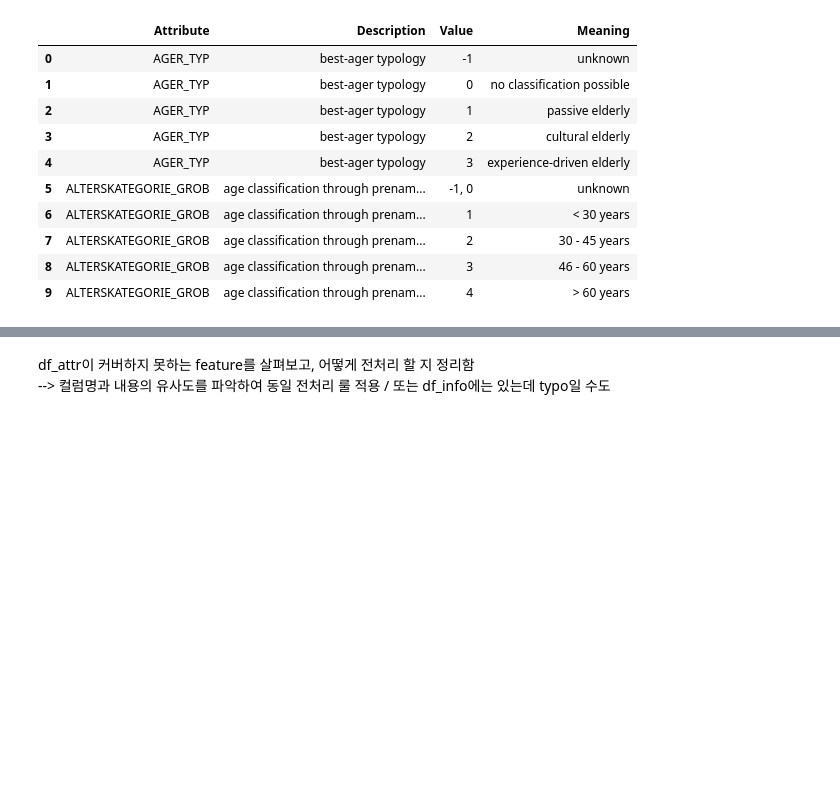
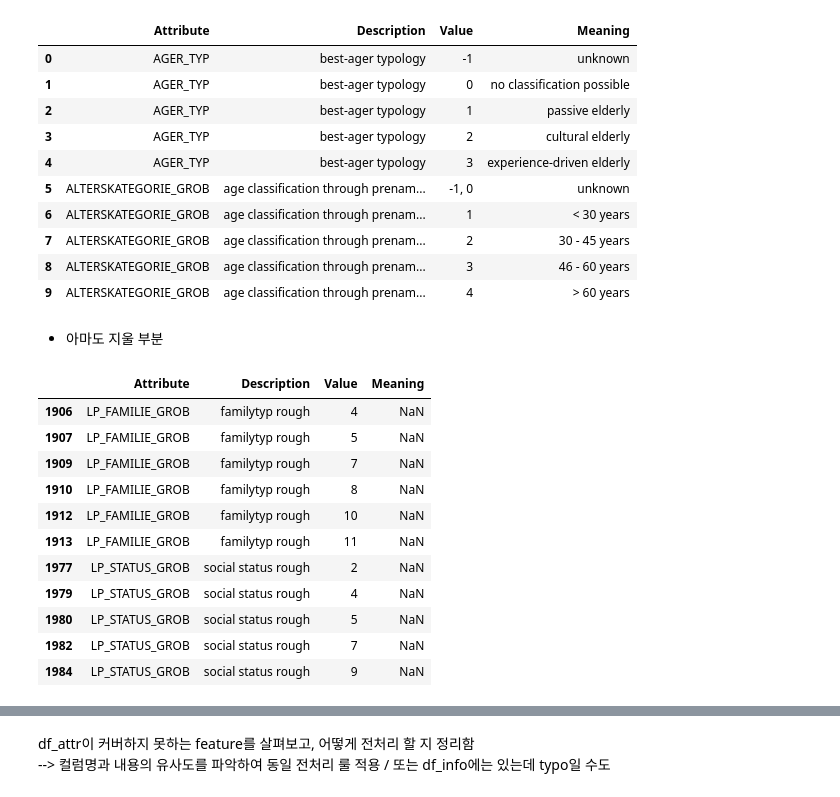
Before and after one commit to jaeyoun-chang/u_city_capstone, a Jupyter notebook: Arvato Project Workbook.ipynb, the cells around one changed output, grey strips where cells are left out. Cells and saved outputs as stored; diff of their text form; code cells hidden in the pictures; blank space fills up the shorter version.

```diff
--- a/Arvato Project Workbook.ipynb
+++ b/Arvato Project Workbook.ipynb
@@ -607,3 +619,20 @@ None
 # # not to run
 
 # view_all(df_attr)
+# %% [markdown]
+* 아마도 지울 부분
+# %%
+df_attr[df_attr.Meaning.isnull()]
+# %% [output]
+|  | Attribute | Description | Value | Meaning |
+| 1906 | LP_FAMILIE_GROB | familytyp rough | 4 | NaN |
+| 1907 | LP_FAMILIE_GROB | familytyp rough | 5 | NaN |
+| 1909 | LP_FAMILIE_GROB | familytyp rough | 7 | NaN |
+| 1910 | LP_FAMILIE_GROB | familytyp rough | 8 | NaN |
+| 1912 | LP_FAMILIE_GROB | familytyp rough | 10 | NaN |
+| 1913 | LP_FAMILIE_GROB | familytyp rough | 11 | NaN |
+| 1977 | LP_STATUS_GROB | social status rough | 2 | NaN |
+| 1979 | LP_STATUS_GROB | social status rough | 4 | NaN |
+| 1980 | LP_STATUS_GROB | social status rough | 5 | NaN |
+| 1982 | LP_STATUS_GROB | social status rough | 7 | NaN |
+| 1984 | LP_STATUS_GROB | social status rough | 9 | NaN |
```
Also changed, not shown: parts of 6 cells of this notebook.
